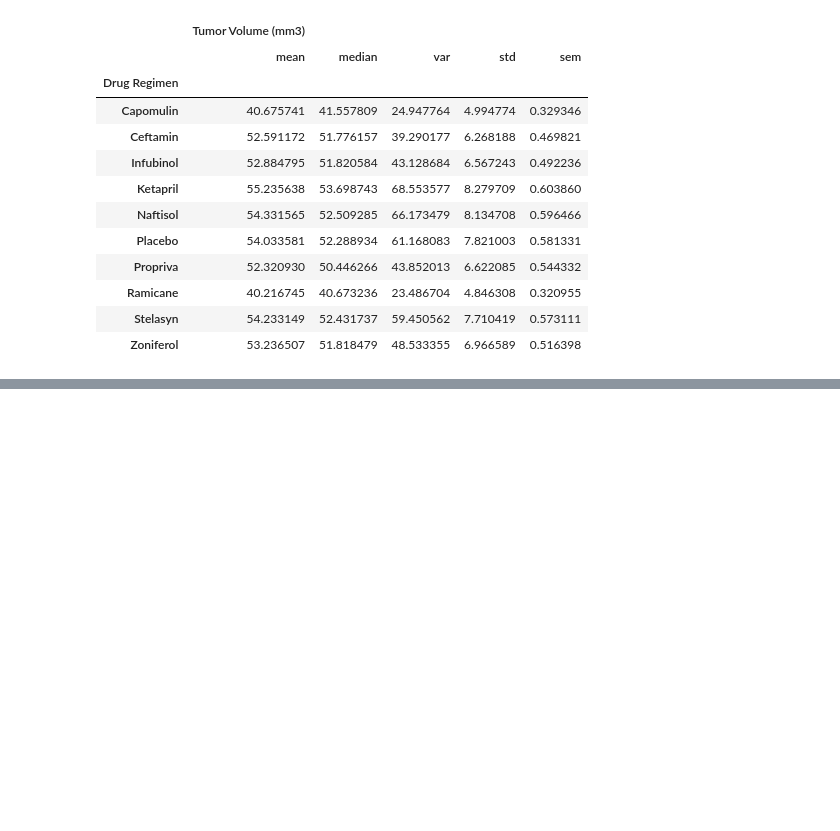
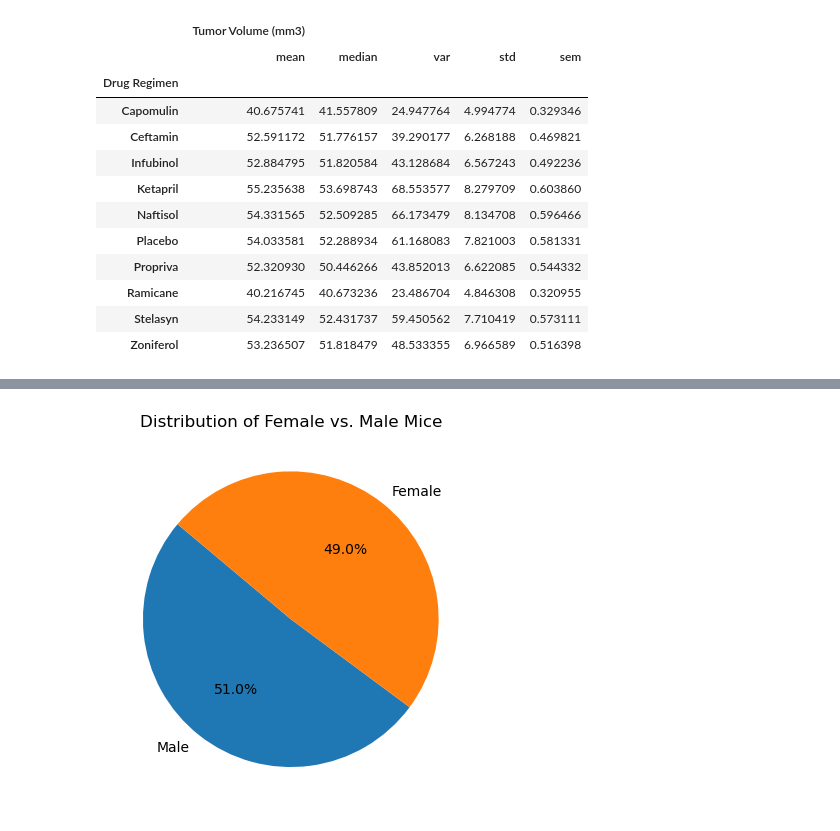
Before and after one commit to BenjaminMoran1/module-5-challenge, a Jupyter notebook: module_5_challenge/Starter_Code/Pymaceuticals/Untitled.ipynb, the cells around one changed output, grey strips where cells are left out. Saved outputs shown, nothing was run; the diff lists cells and outputs as text; code cells hidden in the pictures; blank space fills up the shorter version.

```diff
--- a/module_5_challenge/Starter_Code/Pymaceuticals/Untitled.ipynb
+++ b/module_5_challenge/Starter_Code/Pymaceuticals/Untitled.ipynb
@@ -144,4 +151,13 @@ Text(0, 0.5, 'Number of Mice Tested')
 # %%
 # Generate a pie plot showing the distribution of female versus male mice using Pandas
+# Count the number of mice by gender
+gender_distribution = cleaned_df['Sex'].value_counts()
+
+# Plot using Pandas built-in plot function
+gender_distribution.plot.pie(autopct='%1.1f%%', startangle=140, title="Distribution of Female vs. Male Mice")
+plt.ylabel('')
+plt.show()
+# %% [output]
+[figure, added]
 # %%
 # Generate a pie plot showing the distribution of female versus male mice using pyplot
```
Also changed, not shown: parts of 8 cells of this notebook.
